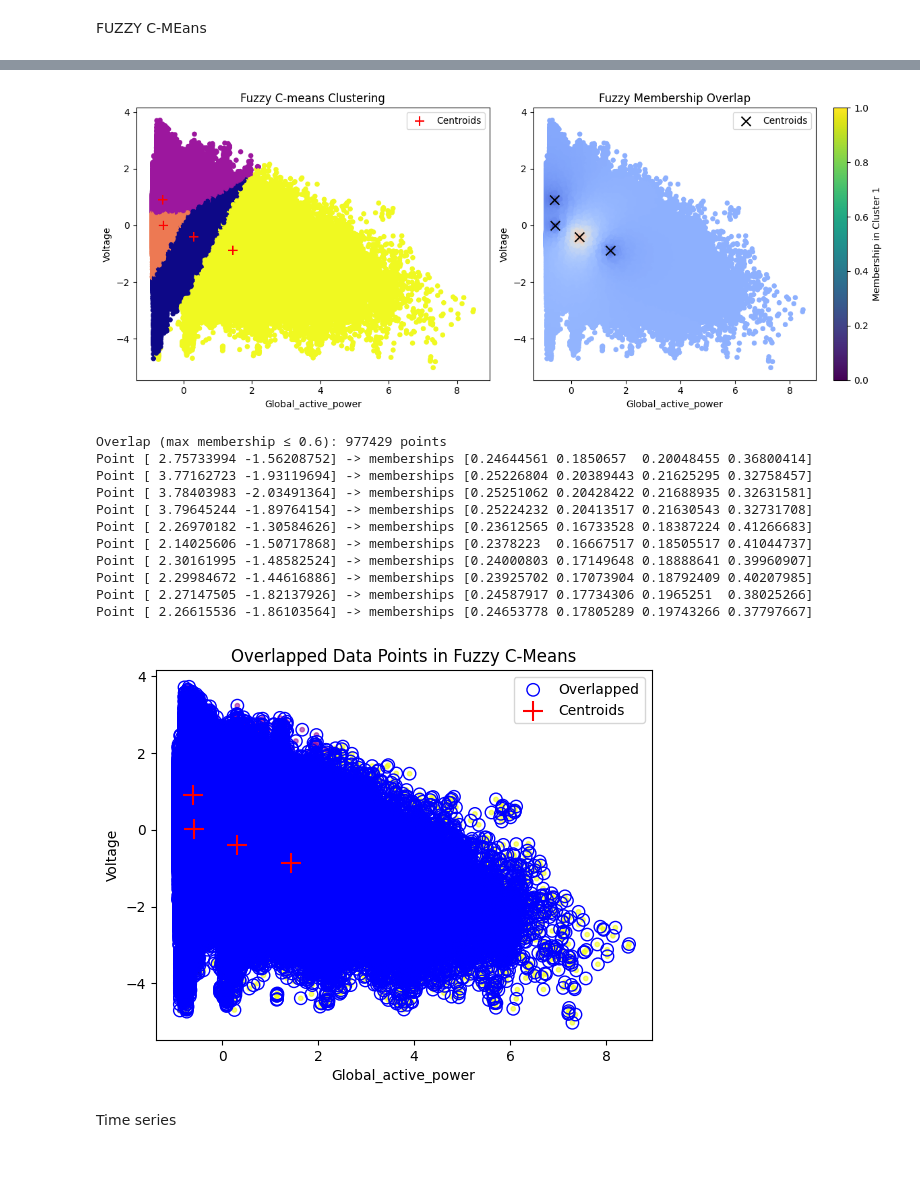
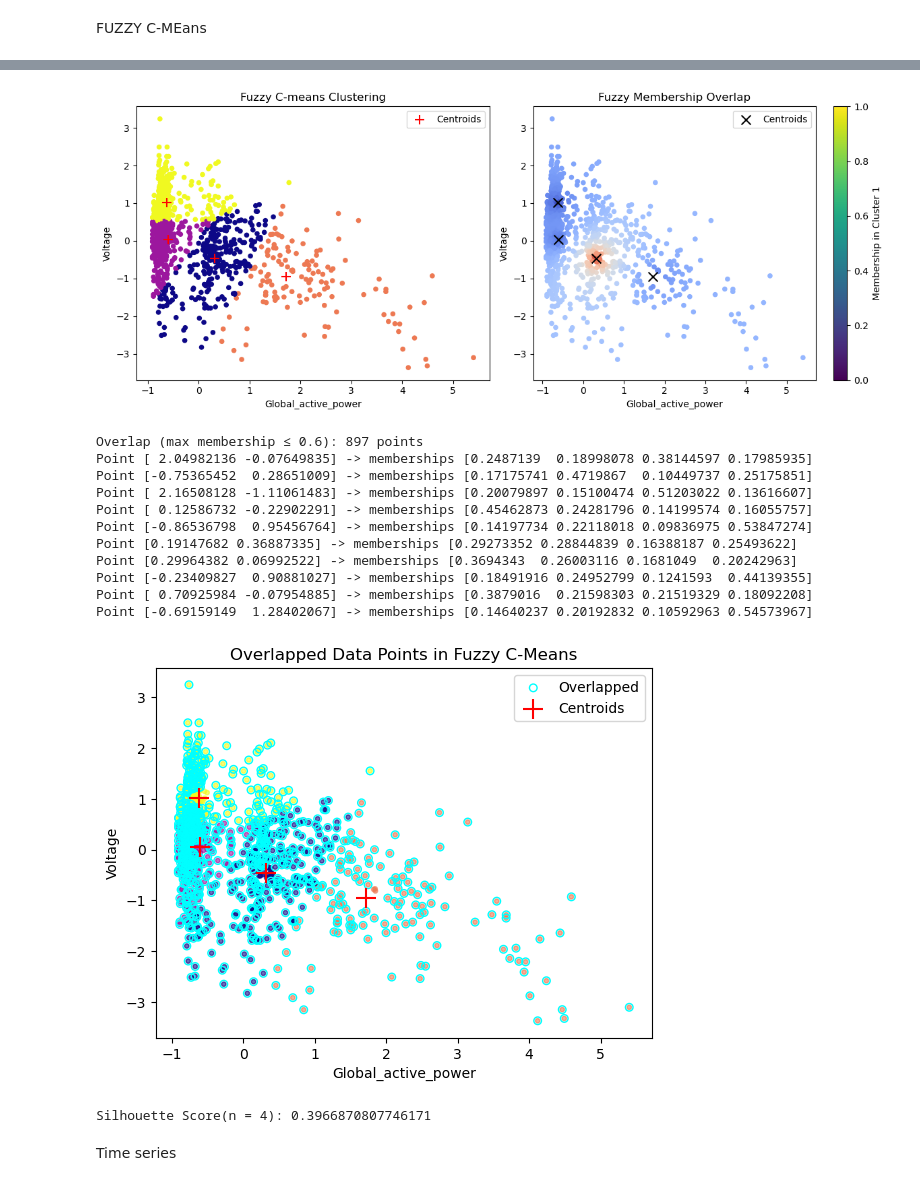
Before and after one commit to Enkhbayasgalan97/CA1-2026163, a Jupyter notebook: CA1.ipynb, the cells around one changed output, grey strips where cells are left out. Cells and saved outputs as stored; diff of their text form; code cells hidden in the pictures.

Commit message:
Silhouette score calculated an all cluster's models

```diff
--- a/CA1.ipynb
+++ b/CA1.ipynb
@@ -236,3 +239,6 @@ df.head()
 | 4 | 2.269702 | 3.749339 | -1.305846 | 2.331721 | -0.185897 | -0.074034 | ... |
 # %%
 df.drop(columns=["Hour"], inplace=True)
+# %%
+le=preproc.LabelEncoder()
+df["Period"]=le.fit_transform(df["Period"])
@@ -530,5 +545,5 @@ plt.show()
 # %%
 from sklearn.cluster import DBSCAN
-dbscan_opt = DBSCAN(eps = 0.4, min_samples = 6)
+dbscan_opt = DBSCAN(eps = 0.4, min_samples = 5)
 dbscan_opt.fit(df_sampled[["Global_active_power", "Voltage"]])
 # %% [output]
@@ -587,5 +644,5 @@ import numpy as np
 import skfuzzy as fuzz
 
 # Select two features for clustering
-X = df[["Global_active_power", "Voltage"]].values
+X = df_sampled[["Global_active_power", "Voltage"]].values
 # %%
@@ -661,7 +750,7 @@ plt.legend()
 plt.tight_layout()
 plt.show()
 # %% [output]
-[figure, old version]
+[figure, new version]
 # %%
 import numpy as np
 
@@ -680,29 +769,33 @@ for i, (point, mem) in enumerate(zip(X[overlap_mask], u.T[overlap_mask])):
     if i < 10:
         print(f"Point {point} -> memberships {mem}")
 # %% [output]
-Overlap (max membership ≤ 0.6): 977429 points
-Point [ 2.75733994 -1.56208752] -> memberships [0.24644561 0.1850657  0.20048455 0.36800414]
-Point [ 3.77162723 -1.93119694] -> memberships [0.25226804 0.20389443 0.21625295 0.32758457]
-Point [ 3.78403983 -2.03491364] -> memberships [0.25251062 0.20428422 0.21688935 0.32631581]
-Point [ 3.79645244 -1.89764154] -> memberships [0.25224232 0.20413517 0.21630543 0.32731708]
-Point [ 2.26970182 -1.30584626] -> memberships [0.23612565 0.16733528 0.18387224 0.41266683]
-Point [ 2.14025606 -1.50717868] -> memberships [0.2378223  0.16667517 0.18505517 0.41044737]
-Point [ 2.30161995 -1.48582524] -> memberships [0.24000803 0.17149648 0.18888641 0.39960907]
-Point [ 2.29984672 -1.44616886] -> memberships [0.23925702 0.17073904 0.18792409 0.40207985]
-Point [ 2.27147505 -1.82137926] -> memberships [0.24587917 0.17734306 0.1965251  0.38025266]
-Point [ 2.26615536 -1.86103564] -> memberships [0.24653778 0.17805289 0.19743266 0.37797667]
+Overlap (max membership ≤ 0.6): 897 points
+Point [ 2.04982136 -0.07649835] -> memberships [0.2487139  0.18998078 0.38144597 0.17985935]
+Point [-0.75365452  0.28651009] -> memberships [0.17175741 0.4719867  0.10449737 0.25175851]
+Point [ 2.16508128 -1.11061483] -> memberships [0.20079897 0.15100474 0.51203022 0.13616607]
+Point [ 0.12586732 -0.22902291] -> memberships [0.45462873 0.24281796 0.14199574 0.16055757]
+Point [-0.86536798  0.95456764] -> memberships [0.14197734 0.22118018 0.09836975 0.53847274]
+Point [0.19147682 0.36887335] -> memberships [0.29273352 0.28844839 0.16388187 0.25493622]
+Point [0.29964382 0.06992522] -> memberships [0.3694343  0.26003116 0.1681049  0.20242963]
+Point [-0.23409827  0.90881027] -> memberships [0.18491916 0.24952799 0.1241593  0.44139355]
+Point [ 0.70925984 -0.07954885] -> memberships [0.3879016  0.21598303 0.21519329 0.18092208]
+Point [-0.69159149  1.28402067] -> memberships [0.14640237 0.20192832 0.10592963 0.54573967]
 # %%
 plt.scatter(X[:, 0], X[:, 1], c=np.argmax(u, axis=0), cmap = "plasma", s = 10, alpha = 0.6)
 plt.scatter(overlap_points[:, 0], overlap_points[:, 1],
-            edgecolors="blue", facecolors="none", s=80, label="Overlapped")
+            facecolors="none",  edgecolors="cyan", s=30, linewidths=1, label="Overlapped")
 plt.scatter(cntr[:, 0], cntr[:, 1], c="red", marker="+", s=200, label="Centroids")
 plt.title("Overlapped Data Points in Fuzzy C-Means")
 plt.xlabel("Global_active_power")
 plt.ylabel("Voltage")
 plt.legend()
 plt.show()
 # %% [output]
-[figure, old version]
+[figure, new version]
+# %%
+print(f'Silhouette Score(n = 4): {silhouette_score( X, kmeans_labels)}')
+# %% [output]
+Silhouette Score(n = 4): 0.3966870807746171
 # %% [markdown]
 Time series
 # %%
```
Also changed, not shown: parts of 62 cells of this notebook, 2 other files.
